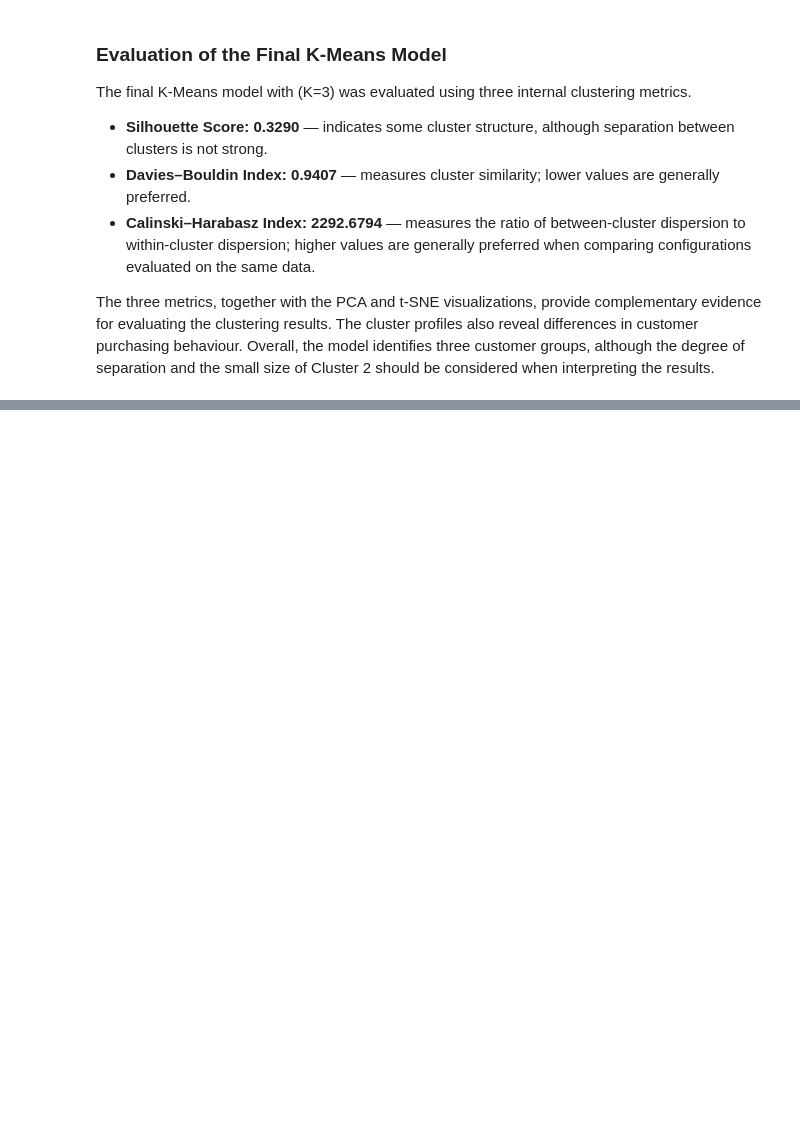
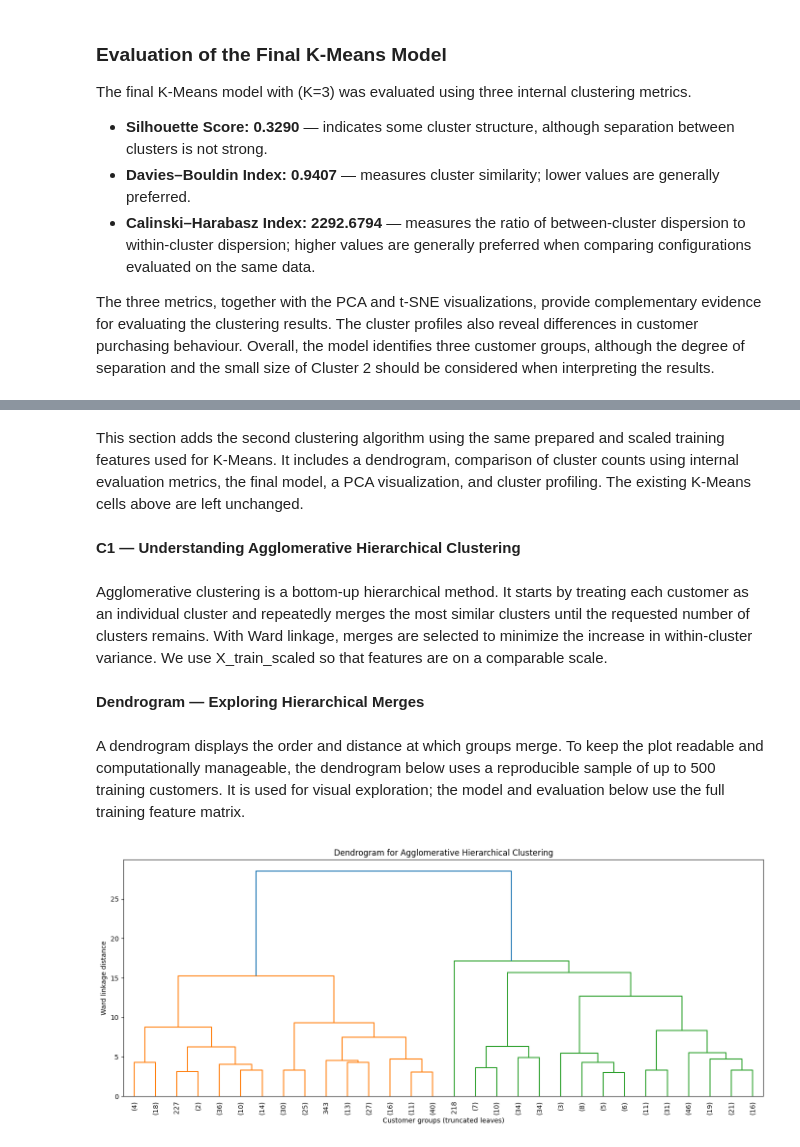
Before and after one commit to snehitha-araveti/ML-Capstone-Project-2026, a Jupyter notebook: notebooks/clustering.ipynb, the cells around one changed output, grey strips where cells are left out. Saved outputs shown, nothing was run; the diff lists cells and outputs as text; code cells hidden in the pictures; blank space fills up the shorter version.

Commit message:
Implement Agglomerative Clustering with dendrogram and cluster analysis

```diff
--- a/notebooks/clustering.ipynb
+++ b/notebooks/clustering.ipynb
@@ -923,0 +926,34 @@ The three metrics, together with the PCA and t-SNE visualizations, provide compl
+# %% [markdown]
+This section adds the second clustering algorithm using the same prepared and scaled training features used for K-Means. It includes a dendrogram, comparison of cluster counts using internal evaluation metrics, the final model, a PCA visualization, and cluster profiling. The existing K-Means cells above are left unchanged.
+# %% [markdown]
+**C1 — Understanding Agglomerative Hierarchical Clustering**
+# %% [markdown]
+Agglomerative clustering is a bottom-up hierarchical method. It starts by treating each customer as an individual cluster and repeatedly merges the most similar clusters until the requested number of clusters remains. With Ward linkage, merges are selected to minimize the increase in within-cluster variance. We use X_train_scaled so that features are on a comparable scale.
+# %% [markdown]
+**Dendrogram — Exploring Hierarchical Merges**
+# %% [markdown]
+A dendrogram displays the order and distance at which groups merge. To keep the plot readable and computationally manageable, the dendrogram below uses a reproducible sample of up to 500 training customers. It is used for visual exploration; the model and evaluation below use the full training feature matrix.
+# %%
+from scipy.cluster.hierarchy import linkage, dendrogram
+from sklearn.utils import resample
+
+# Use a reproducible sample for the dendrogram only.
+dendrogram_size = min(500, len(X_train_scaled))
+X_dendrogram = resample(
+    X_train_scaled,
+    n_samples=dendrogram_size,
+    random_state=42,
+    replace=False
+)
+
+linkage_matrix = linkage(X_dendrogram, method="ward")
+
+plt.figure(figsize=(14, 6))
+dendrogram(linkage_matrix, truncate_mode="lastp", p=30, leaf_rotation=90)
+plt.xlabel("Customer groups (truncated leaves)")
+plt.ylabel("Ward linkage distance")
+plt.title("Dendrogram for Agglomerative Hierarchical Clustering")
+plt.tight_layout()
+plt.show()
+# %% [output]
+[figure, added]
```
Also changed, not shown: parts of 14 cells of this notebook.
